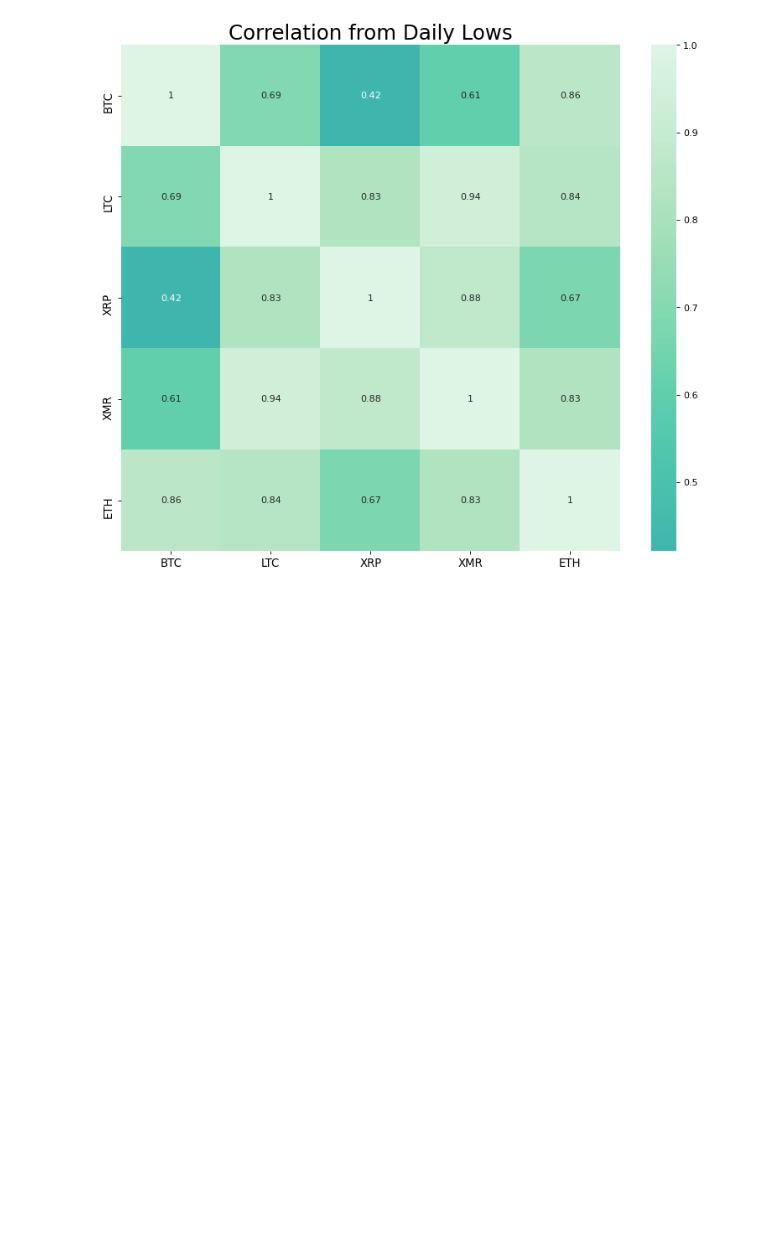
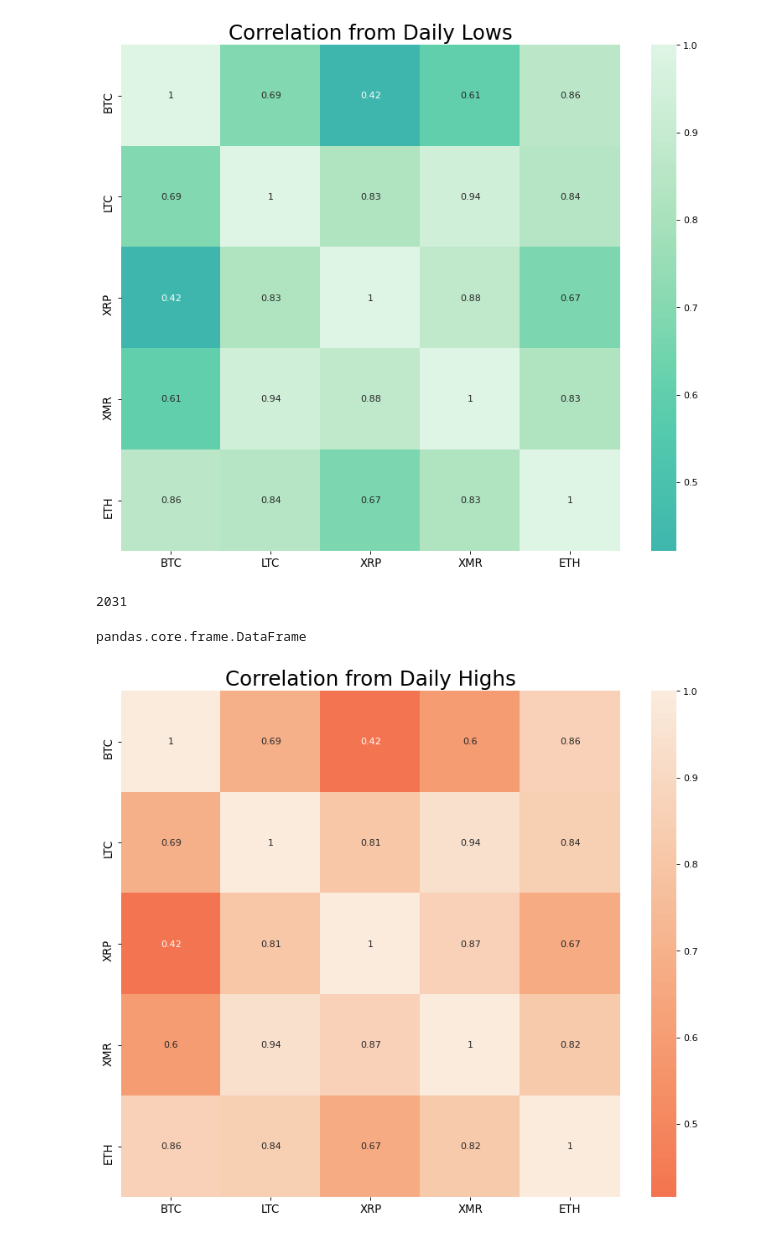
Before and after one commit to bestmatthew/CryptoPrices, a Jupyter notebook: data/crypt0/EDA First Look Cryto.ipynb, the cells around one changed output. Saved outputs shown, nothing was run; the diff lists cells and outputs as text; code cells hidden in the pictures; blank space fills up the shorter version.

```diff
--- a/data/crypt0/EDA First Look Cryto.ipynb
+++ b/data/crypt0/EDA First Look Cryto.ipynb
@@ -549,3 +553,40 @@ plt.yticks(fontsize=12)
 plt.show()
 # %% [output]
 [figure]
+# %%
+#lets grab daily highs and compare the correlation?
+
+ahigh = btc['High'].iloc[831:]
+bhigh = ltc['High'].iloc[831:]
+chigh = xrp['High'].iloc[733:]
+dhigh = xmr['High'].iloc[442:]
+ehigh = eth['High']
+# %%
+len(chigh)
+# %% [output]
+2031
+# %%
+highdict = {'BTC': ahigh.reset_index(drop=True), 'LTC': bhigh.reset_index(drop=True), 'XRP': chigh.reset_index(drop=True), 'XMR': dhigh.reset_index(drop=True), 'ETH': ehigh}
+highdict
+highframe = pd.DataFrame(highdict)
+
+highframe.corr()
+
+type(highframe)
+# %% [output]
+pandas.core.frame.DataFrame
+# %%
+# Import Dataset
+df = highframe
+
+# Plot
+plt.figure(figsize=(12,10), dpi= 80)
+sns.heatmap(highframe.corr(), xticklabels=highframe.corr().columns, yticklabels=highframe.corr().columns, cmap='rocket', center=0, annot=True)
+
+# Decorations
+plt.title('Correlation from Daily Highs', fontsize=22)
+plt.xticks(fontsize=12)
+plt.yticks(fontsize=12)
+plt.show()
+# %% [output]
+[figure, added]
```
Also changed, not shown: parts of 24 cells of this notebook, 1 other file.
